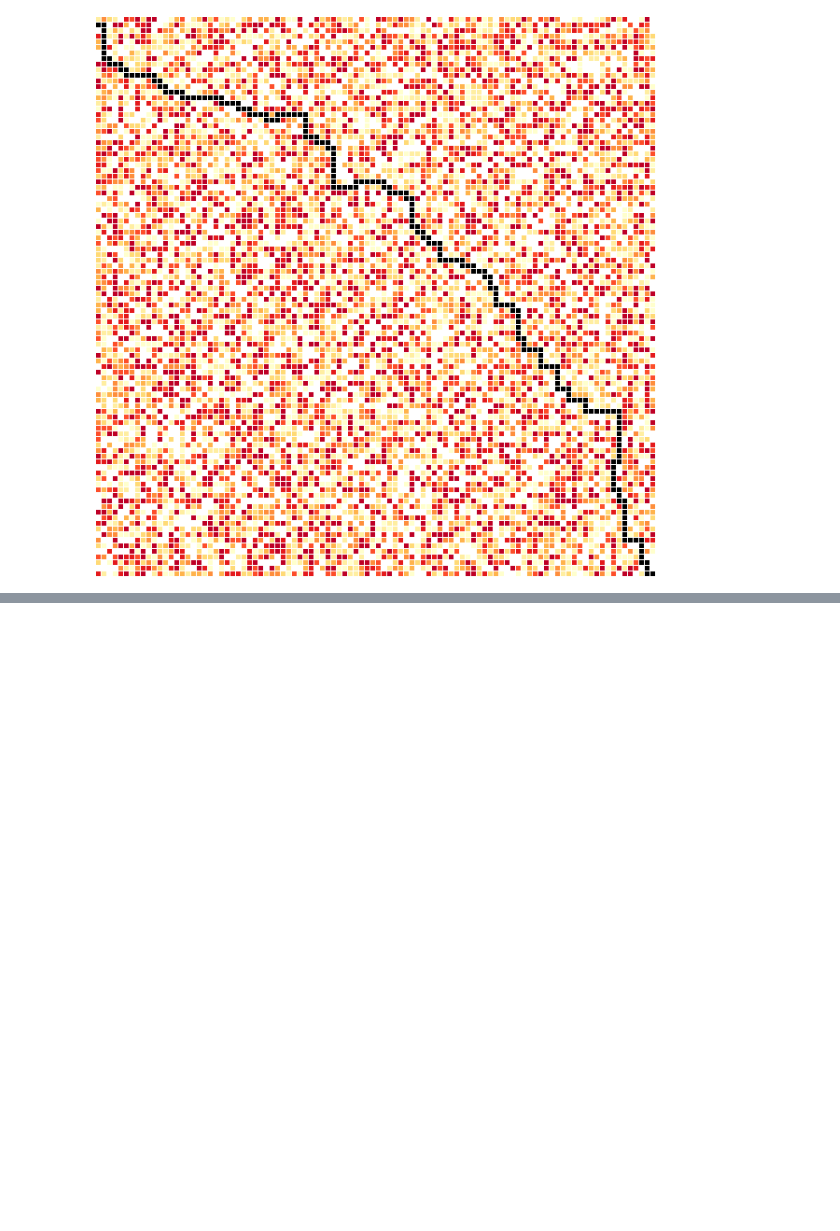
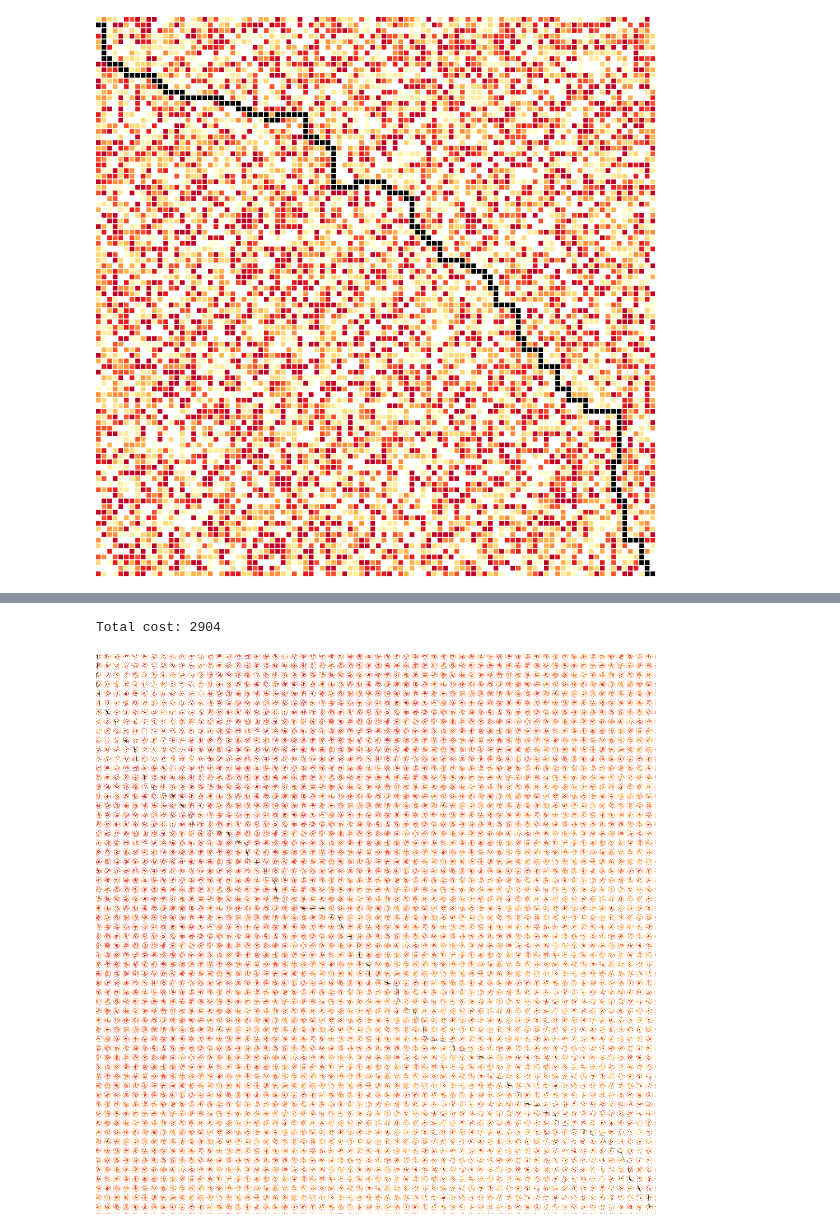
Before and after one commit to euribates/advent_of_code_2021, a Jupyter notebook: day15/day15.ipynb, the cells around one changed output, grey strips where cells are left out. Cells and saved outputs as stored; diff of their text form; code cells hidden in the pictures; blank space fills up the shorter version.

```diff
--- a/day15/day15.ipynb
+++ b/day15/day15.ipynb
@@ -271,0 +329,10 @@ array([[0, 1],
+# %%
+m = load_input('15-input.txt')
+m = expanse(m, factor=5)
+distance = dijkstra(m, tron=False)
+shortest_path = list(find_shortest_path(distance))
+print('Total cost:', total_cost(m, shortest_path))
+draw_world(m, shortest_path, scale=2)
+# %% [output]
+Total cost: 2904
+[figure, added]
```
Also changed, not shown: parts of 14 cells of this notebook, 2 other files.
